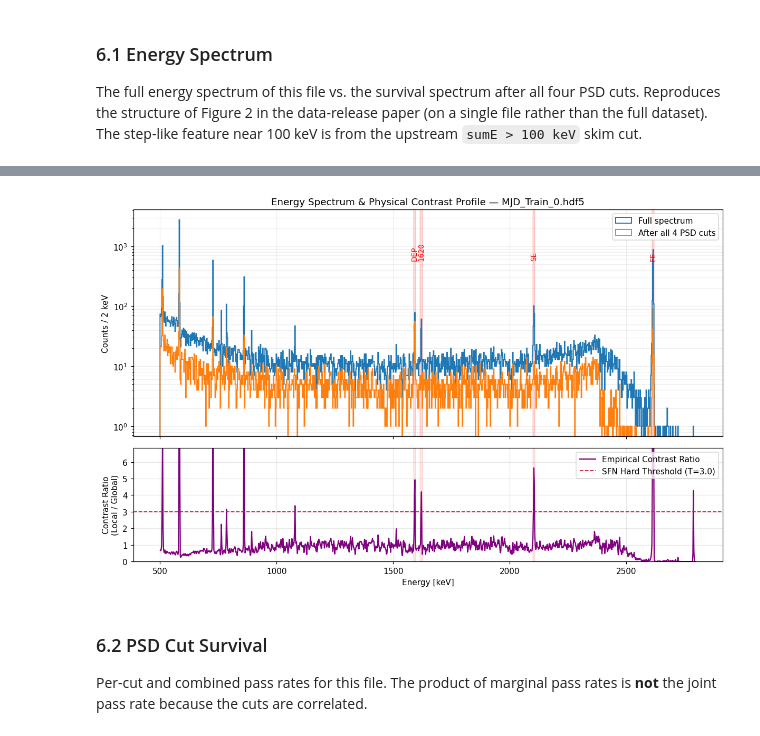
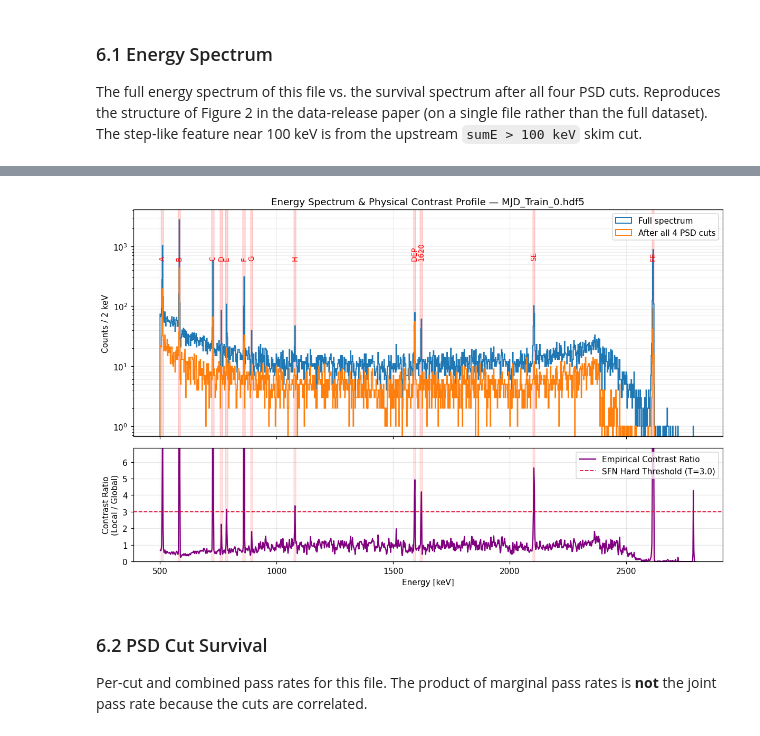
Before and after one commit to Galileo-Sandbox/MAJORANA_ACP, a Jupyter notebook: notebooks/data_visualization.ipynb, the cells around one changed output, grey strips where cells are left out. Saved outputs shown, nothing was run; the diff lists cells and outputs as text; code cells hidden in the pictures.

```diff
--- a/notebooks/data_visualization.ipynb
+++ b/notebooks/data_visualization.ipynb
@@ -204,7 +204,14 @@ bins = np.arange(500, 3000, 1)
 
 
 PEAK_MARKERS = [
-    ("A", 510)
+    ("A", 511),
+    ("B", 583),
+    ("C", 727),
+    ("D", 763),
+    ("E", 785),
+    ("F", 860.5),
+    ("G", 893),
+    ("H", 1079),
     ("Tl-208 FE", 2614.0),
     ("Tl-208 SE", 2103.0),
     ("Tl-208 DEP", 1592.0),
@@ -223,6 +230,6 @@ ax.set_ylabel("Counts / 10 keV")
 ax.set_title(f"Energy spectrum — {sample_file.name}")
 ax.legend()
 fig.tight_layout()
-plt.xlim(500,600)
+plt.xlim(500,3000)
 plt.show()
 # %% [output]
@@ -234,13 +241,6 @@ from scipy.stats import gaussian_kde
 
 bins = np.arange(500, 2800, 2)
 bin_centers = 0.5 * (bins[:-1] + bins[1:])
-
-PEAK_MARKERS = [
-    ("Tl-208 FE", 2614.0),
-    ("Tl-208 SE", 2103.0),
-    ("Tl-208 DEP", 1592.0),
-    ("Bi-214 1620", 1620.0),
-]
 
 kde_local = gaussian_kde(energy, bw_method=1.0 / np.std(energy))
 kde_global = gaussian_kde(energy, bw_method=50.0 / np.std(energy))
@@ -256,34 +256,34 @@ fig, (ax1, ax2) = plt.subplots(2, 1, figsize=(11, 7), sharex=True,
 ax1.hist(energy, bins=bins, histtype="step", lw=1.3, label="Full spectrum", color="tab:blue")
 ax1.hist(energy[clean], bins=bins, histtype="step", lw=1.3, label="After all 4 PSD cuts", color="tab:orange")
 
 for name, center in PEAK_MARKERS:
     ax1.axvspan(center - 5, center + 5, color="red", alpha=0.15)
     ax1.text(center, ax1.get_ylim()[1] * 0.2, name.split()[-1],
              ha="center", va="bottom", color="red", fontsize=9, rotation=90)
 
 ax1.set_yscale("log")
 ax1.set_ylabel("Counts / 2 keV")
 ax1.set_title(f"Energy Spectrum & Physical Contrast Profile — {sample_file.name}", fontsize=12)
 ax1.legend(loc="upper right")
 ax1.grid(True, which="both", alpha=0.2)
 
 ax2.plot(bin_centers, contrast_ratio, color="purple", lw=1.5, label="Empirical Contrast Ratio")
 
 ax2.axhline(y=3.0, color="crimson", linestyle="--", lw=1.2, label="SFN Hard Threshold (T=3.0)")
 
 for name, center in PEAK_MARKERS:
     ax2.axvspan(center - 5, center + 5, color="red", alpha=0.1)
 
 ax2.set_xlabel("Energy [keV]")
 ax2.set_ylabel("Contrast Ratio\n(Local / Global)")
 ax2.set_ylim(0, max(6.0, np.percentile(contrast_ratio, 99.5)))
 ax2.legend(loc="upper right")
 ax2.grid(True, alpha=0.3)
 
 fig.tight_layout()
 plt.show()
 # %% [output]
-[figure, old version]
+[figure, new version]
 # %% [markdown]
 ### 6.2 PSD Cut Survival
 
```
Also changed, not shown: parts of 9 cells of this notebook.
